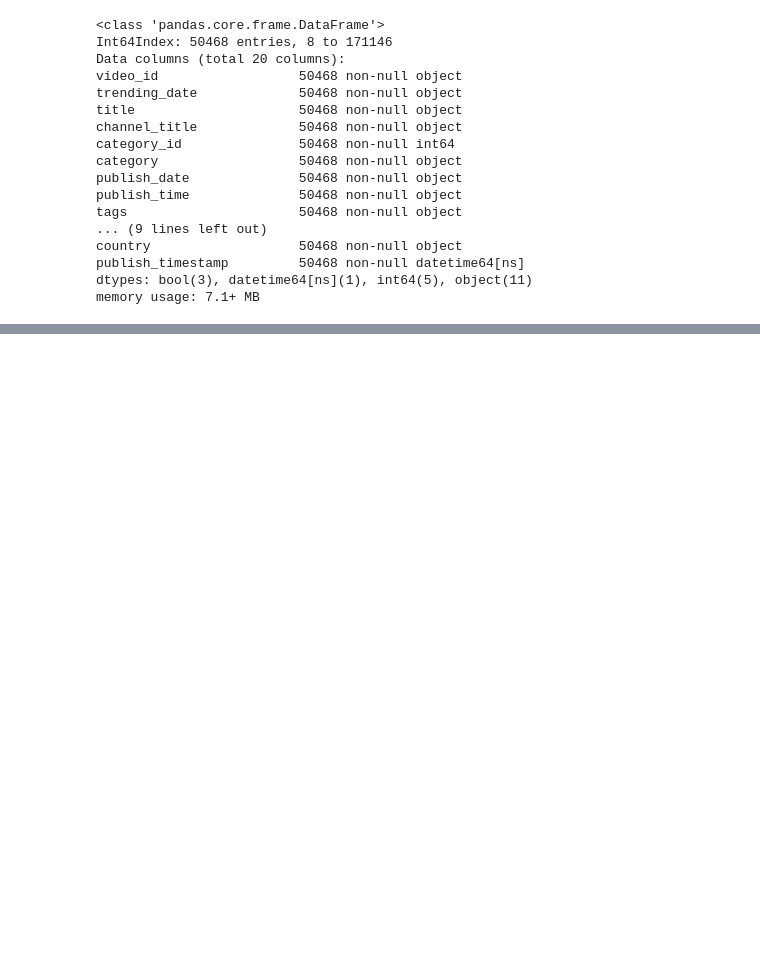
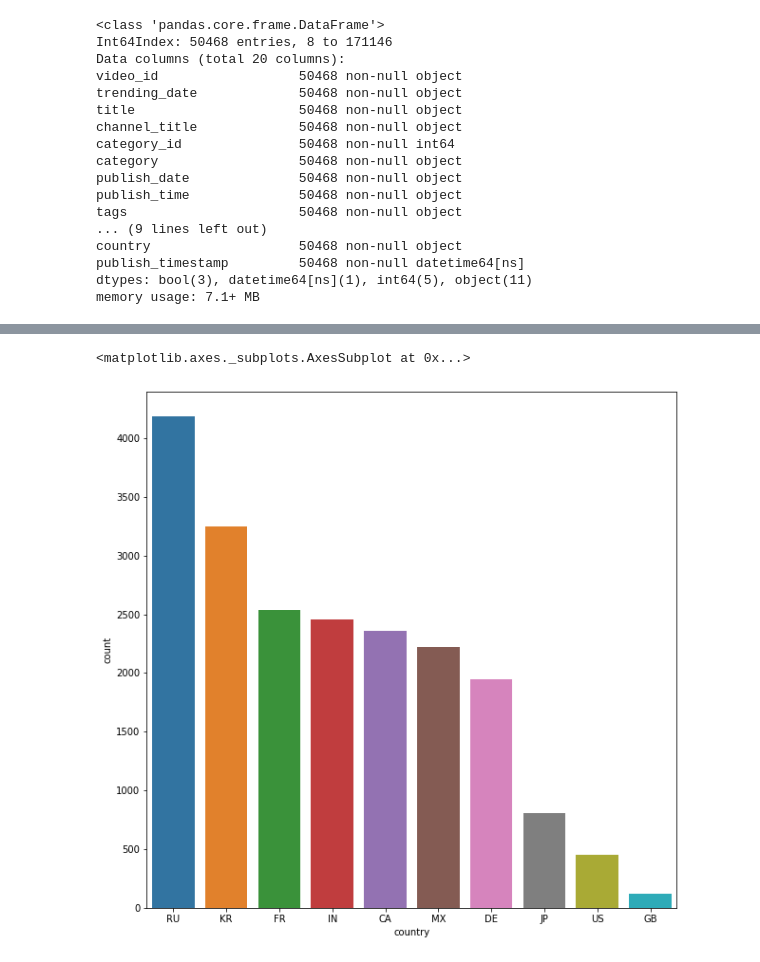
Before and after one commit to krispeta21/Capstone1, a Jupyter notebook: youtube-revised.ipynb, the cells around one changed output, grey strips where cells are left out. Cells and saved outputs as stored; diff of their text form; code cells hidden in the pictures; blank space fills up the shorter version.

```diff
--- a/youtube-revised.ipynb
+++ b/youtube-revised.ipynb
@@ -508,0 +517,11 @@ ValueError: Could not interpret input 'log_views'
+# %%
+Sports_country_counts = Sports['country'].value_counts()
+SpCC_df = Sports_country_counts.to_frame(name='Counts').reset_index()
+SpCC_df.columns = ['country', 'count']
+SpCC_df
+
+plt.figure(figsize = (10,10))
+sns.barplot(x = "country", y = 'count', data = SpCC_df)
+# %% [output]
+<matplotlib.axes._subplots.AxesSubplot at 0x...>
+[figure, added]
```
Also changed, not shown: parts of 11 cells of this notebook.
